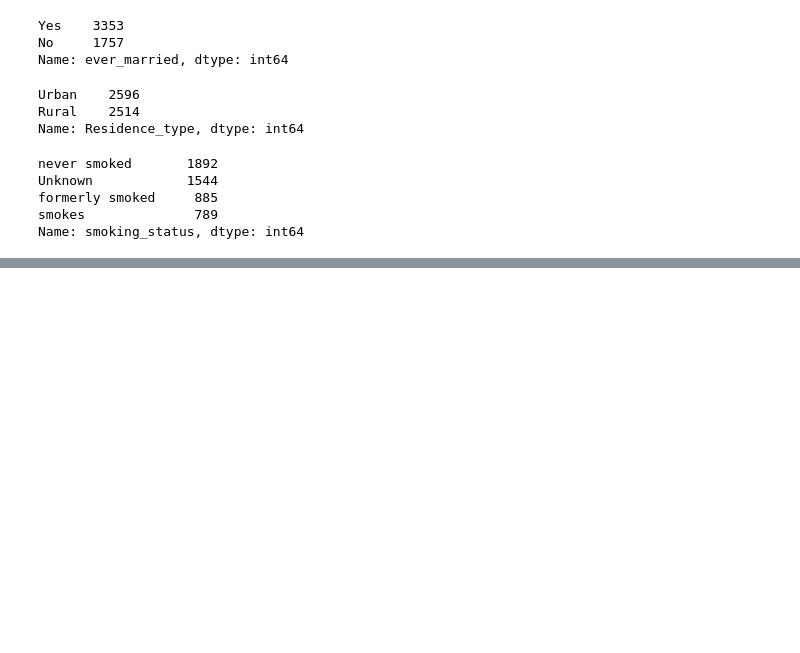
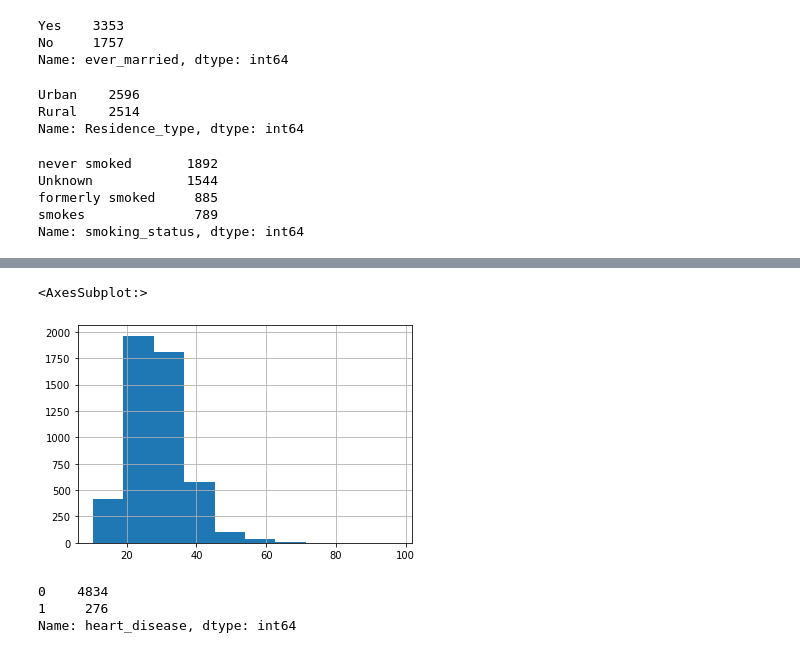
Before and after one commit to mcfatbeard57/Kaggle, a Jupyter notebook: Stroke Prediction/ STROKE PREDICTION- AUC - 0.94 🎯.ipynb, the cells around one changed output, grey strips where cells are left out. Saved outputs shown, nothing was run; the diff lists cells and outputs as text; code cells hidden in the pictures; blank space fills up the shorter version.

```diff
--- a/Stroke Prediction/ STROKE PREDICTION- AUC - 0.94 🎯.ipynb
+++ b/Stroke Prediction/ STROKE PREDICTION- AUC - 0.94 🎯.ipynb
@@ -114,0 +126,11 @@ Name: smoking_status, dtype: int64
+# %%
+df['bmi'].hist()
+# %% [output]
+<AxesSubplot:>
+[figure, added]
+# %%
+df['heart_disease'].value_counts()
+# %% [output]
+0    4834
+1     276
+Name: heart_disease, dtype: int64
```
Also changed, not shown: parts of 5 cells of this notebook.
